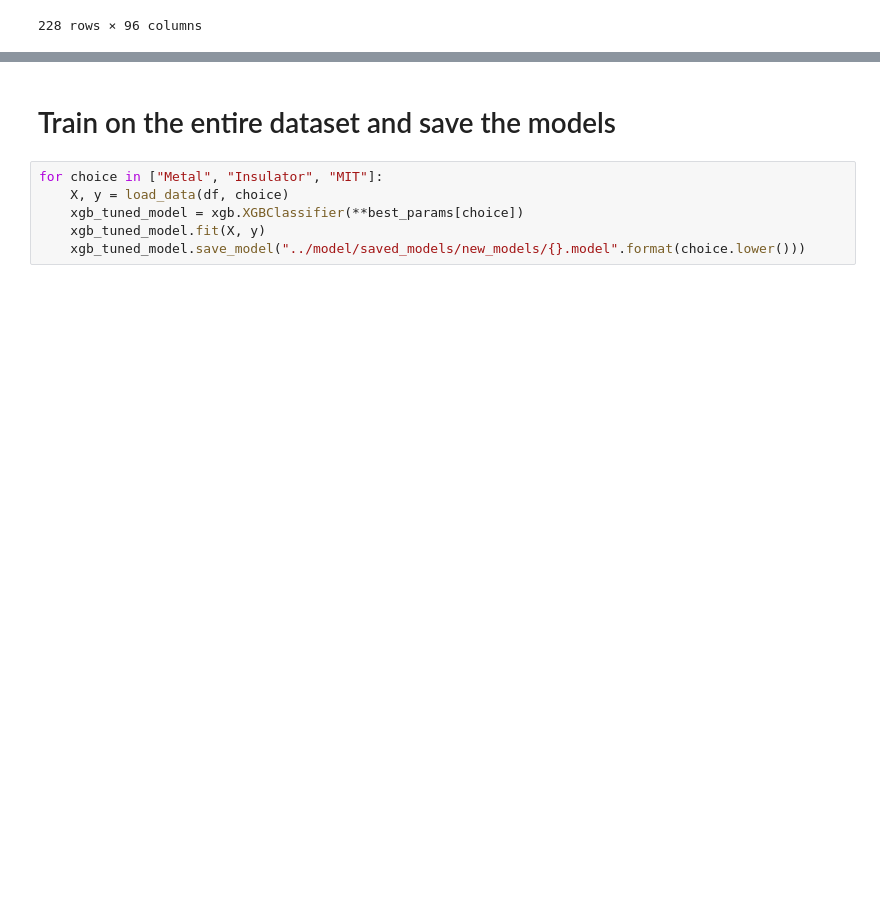
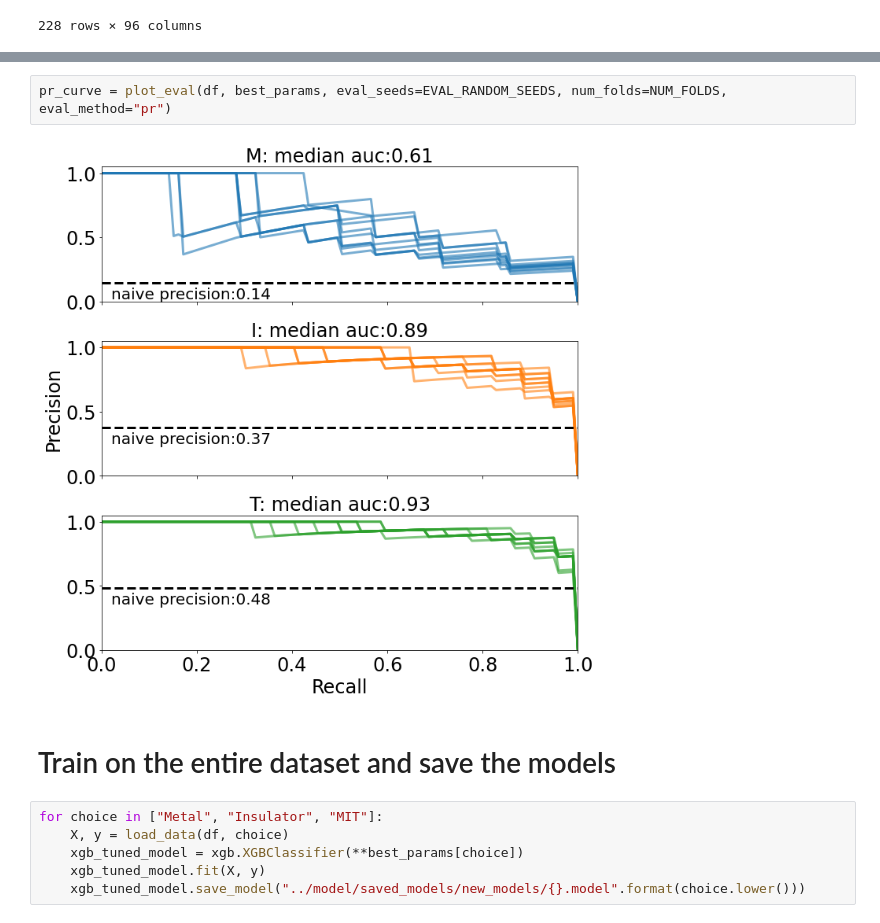
Before and after one commit to rpw199912j/mit_model_code, a Jupyter notebook: notebooks/model_building_and_eval.ipynb, the cells around one changed output, grey strips where cells are left out. Cells and saved outputs as stored; diff of their text form; blank space fills up the shorter version.

```diff
--- a/notebooks/model_building_and_eval.ipynb
+++ b/notebooks/model_building_and_eval.ipynb
@@ -132,3 +177,7 @@ Mean f1_macro: 0.87 w/ std: 0.09
+# %%
+pr_curve = plot_eval(df, best_params, eval_seeds=EVAL_RANDOM_SEEDS, num_folds=NUM_FOLDS, eval_method="pr")
+# %% [output]
+[figure, added]
 # %% [markdown]
 # Train on the entire dataset and save the models
 # %%
```
Also changed, not shown: parts of 15 cells of this notebook, 12 other files.
